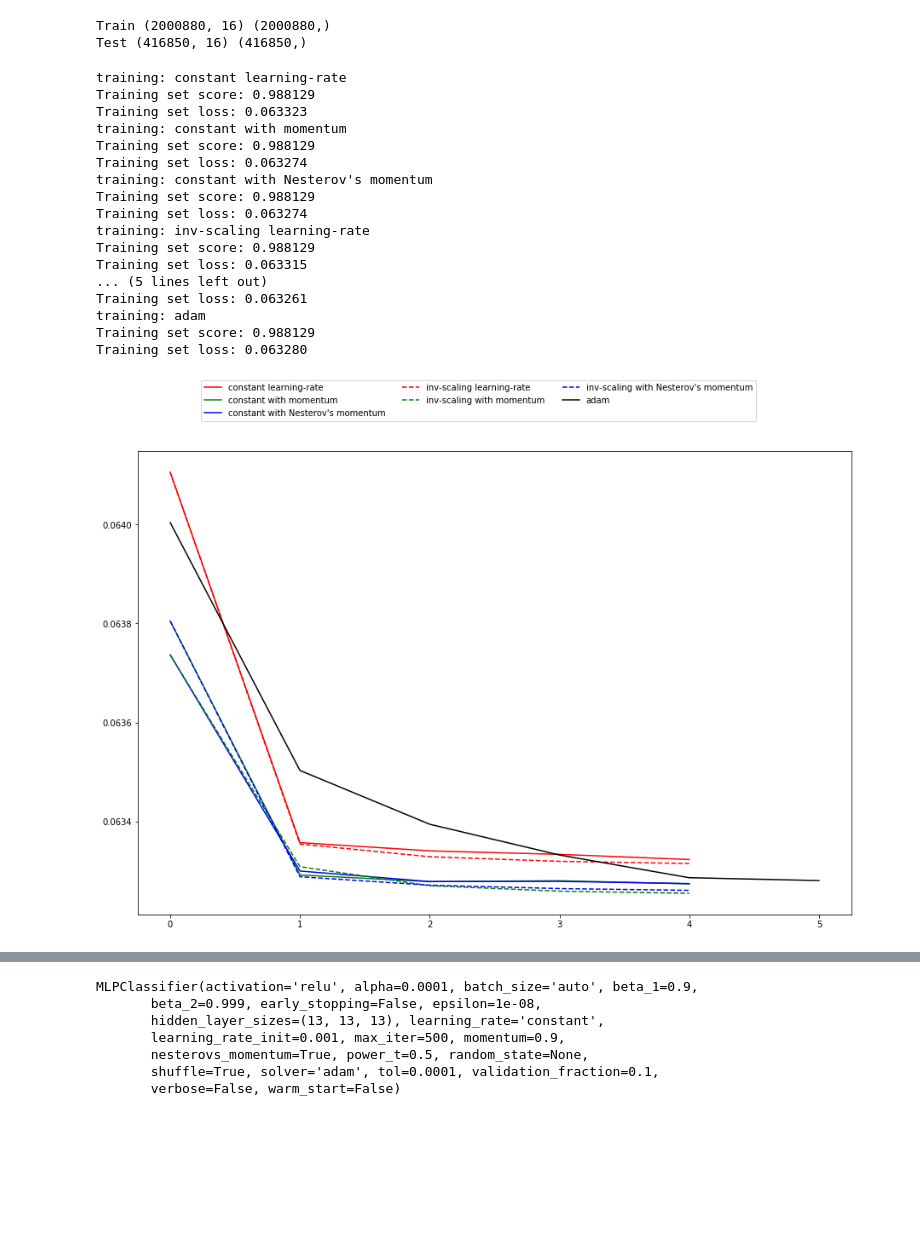
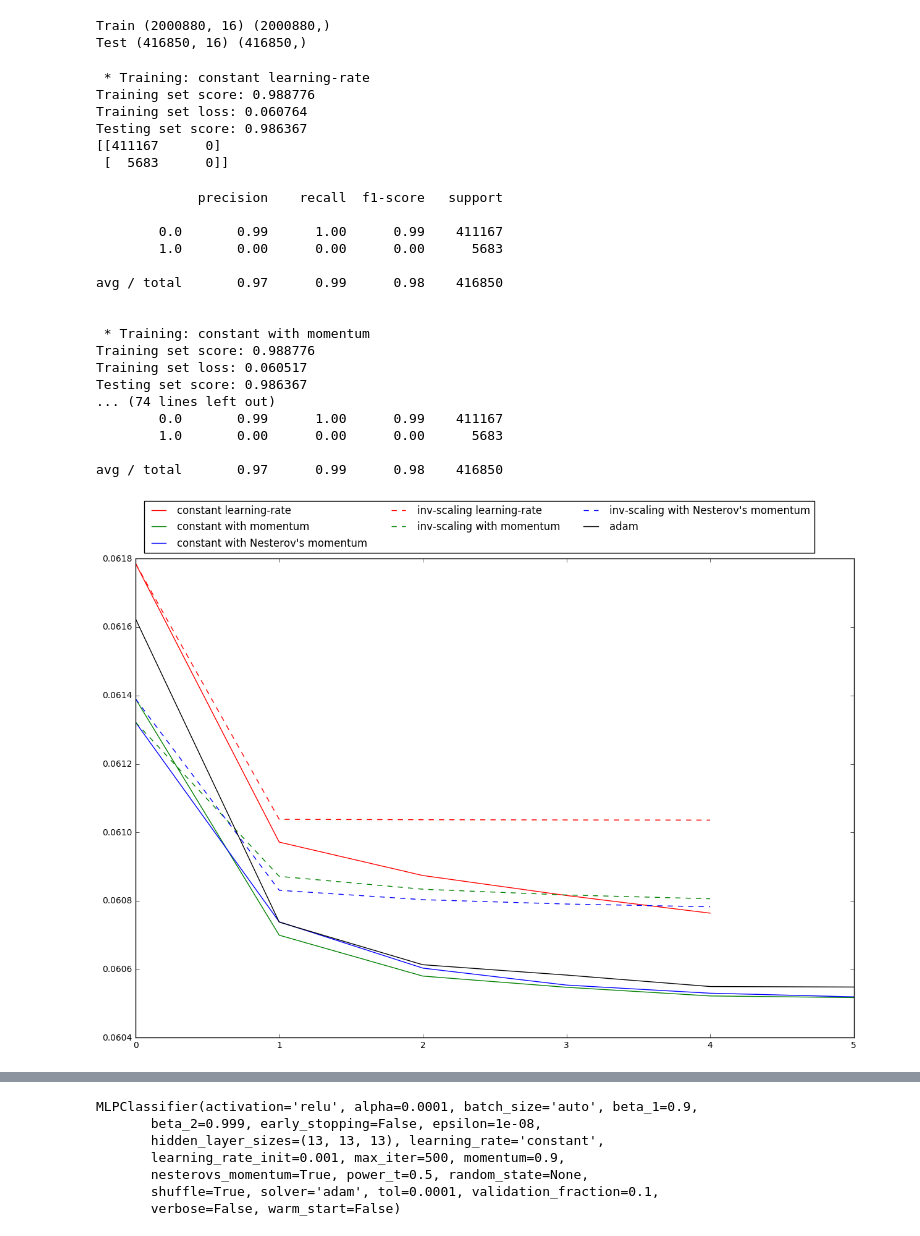
Before and after one commit to patykov/ElProcDigSinais_ProjetoFinal, a Jupyter notebook: neural_network.ipynb, the cells around one changed output, grey strips where cells are left out. Drawn from its saved outputs; the diff is of its cells as text; code cells hidden in the pictures; blank space fills up the shorter version.

```diff
--- a/neural_network.ipynb
+++ b/neural_network.ipynb
@@ -154,15 +155,15 @@ y_train = []
 
 for game in games_data:
     if game['name'] in games_train1:
-        values_array = np.array(list(game.values()))
+        values_array = list(game.values())
         # Getting GT
         y_train += list(values_array[gt_id])
 
         # Removing name and GT to train
-        values_array = np.delete(values_array, (max(name_id, gt_id)), axis=0)
-        values_array = np.delete(values_array, (min(name_id, gt_id)), axis=0)
+        del values_array[max(name_id, gt_id)]
+        del values_array[min(name_id, gt_id)]
 
-        values_array = np.array(values_array[:].tolist())
+        values_array = np.array(values_array)
         if len(X_train) == 0:
             X_train = np.transpose(values_array)
         else:
@@ -175,21 +176,23 @@ y_test = []
 
 for game in games_data:
     if game['name'] in games_test:
-        values_array = np.array(list(game.values()))
+        values_array = list(game.values())
         # Getting GT
         y_test += list(values_array[gt_id])
 
         # Removing name and GT to train
-        values_array = np.delete(values_array, (max(name_id, gt_id)), axis=0)
-        values_array = np.delete(values_array, (min(name_id, gt_id)), axis=0)
+        del values_array[max(name_id, gt_id)]
+        del values_array[min(name_id, gt_id)]
 
-        values_array = np.array(values_array[:].tolist())
+        values_array = np.array(values_array)
         if len(X_test) == 0:
             X_test = np.transpose(values_array)
         else:
             X_test = np.concatenate((X_test, np.transpose(values_array)))
 y_test = np.array(y_test)
 
+normalize(X_train, axis=1, copy=False)
+normalize(X_test, axis=1, copy=False)
 
 print('Train', X_train.shape, y_train.shape)
 print('Test', X_test.shape, y_test.shape)
@@ -197,10 +200,6 @@ print('Test', X_test.shape, y_test.shape)
 Train (2000880, 16) (2000880,)
 Test (416850, 16) (416850,)
 # %%
-import matplotlib.pyplot as plt
-from sklearn.neural_network import MLPClassifier
-from sklearn.preprocessing import MinMaxScaler
-
 # different learning rate schedules and momentum parameters
 params = [{'solver': 'sgd', 'learning_rate': 'constant', 'momentum': 0,
            'learning_rate_init': 0.2},
@@ -221,57 +220,64 @@ labels = ["constant learning-rate", "constant with momentum",
           "inv-scaling learning-rate", "inv-scaling with momentum",
           "inv-scaling with Nesterov's momentum", "adam"]
 
 plot_args = [{'c': 'red', 'linestyle': '-'},
              {'c': 'green', 'linestyle': '-'},
              {'c': 'blue', 'linestyle': '-'},
              {'c': 'red', 'linestyle': '--'},
              {'c': 'green', 'linestyle': '--'},
              {'c': 'blue', 'linestyle': '--'},
              {'c': 'black', 'linestyle': '-'}]
 
 
 fig, ax = plt.subplots(1, 1, figsize=(15, 10))
 X = MinMaxScaler().fit_transform(X_train)
+X_eval = MinMaxScaler().fit_transform(X_test)
 mlps = []
-if name == "digits":
-    # digits is larger but converges fairly quickly
-    max_iter = 15
-else:
-    max_iter = 400
+max_iter = 400
 
 for label, param in zip(labels, params):
-    print("training: %s" % label)
+    print("\n * Training: %s" % label)
     mlp = MLPClassifier(verbose=0, random_state=0,
                         max_iter=max_iter, **param)
     mlp.fit(X, y_train)
     mlps.append(mlp)
+    predictions = mlp.predict(X_test)
     print("Training set score: %f" % mlp.score(X, y_train))
     print("Training set loss: %f" % mlp.loss_)
+    print("Testing set score: %f" % mlp.score(X_eval, y_test))
+    print(confusion_matrix(y_test,predictions))
+    print(classification_report(y_test,predictions))
 for mlp, label, args in zip(mlps, labels, plot_args):
     ax.plot(mlp.loss_curve_, label=label, **args)
 
 
 fig.legend(ax.get_lines(), labels, ncol=3, loc="upper center")
 plt.show()
 # %% [output]
-training: constant learning-rate
-Training set score: 0.988129
-Training set loss: 0.063323
-training: constant with momentum
-Training set score: 0.988129
-Training set loss: 0.063274
-training: constant with Nesterov's momentum
-Training set score: 0.988129
-Training set loss: 0.063274
-training: inv-scaling learning-rate
-Training set score: 0.988129
-Training set loss: 0.063315
-... (5 lines left out)
-Training set loss: 0.063261
-training: adam
-Training set score: 0.988129
-Training set loss: 0.063280
+ * Training: constant learning-rate
+Training set score: 0.988776
+Training set loss: 0.060764
+Testing set score: 0.986367
+[[411167      0]
+ [  5683      0]]
+             precision    recall  f1-score   support
+
+        0.0       0.99      1.00      0.99    411167
+        1.0       0.00      0.00      0.00      5683
+
+avg / total       0.97      0.99      0.98    416850
+
+
+ * Training: constant with momentum
+Training set score: 0.988776
+Training set loss: 0.060517
+Testing set score: 0.986367
+... (74 lines left out)
+        0.0       0.99      1.00      0.99    411167
+        1.0       0.00      0.00      0.00      5683
+
+avg / total       0.97      0.99      0.98    416850
-[figure, old version]
+[figure, new version]
 # %%
 from sklearn.preprocessing import StandardScaler
 
```
Also changed, not shown: parts of 9 cells of this notebook, 5 other files.
